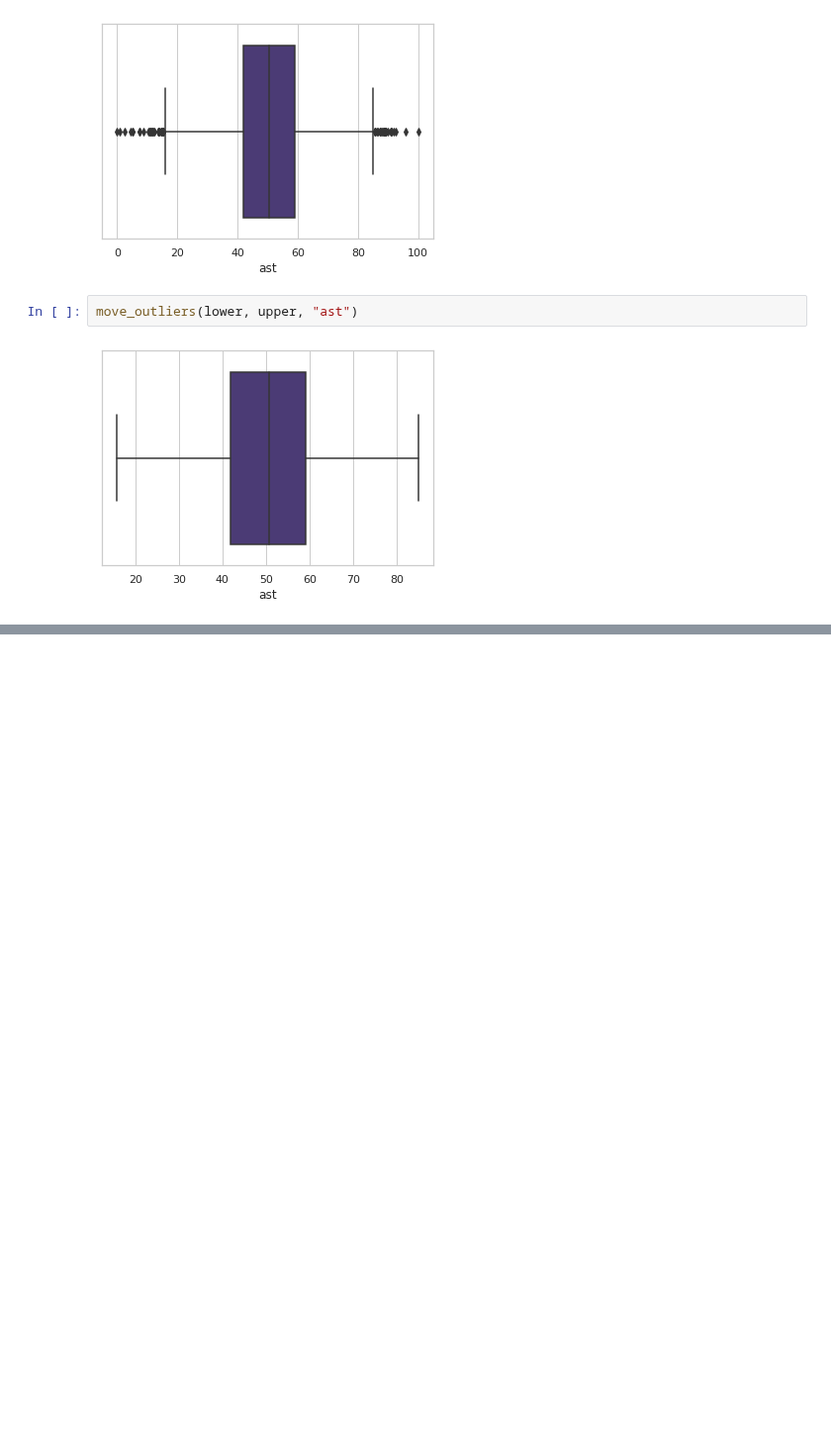
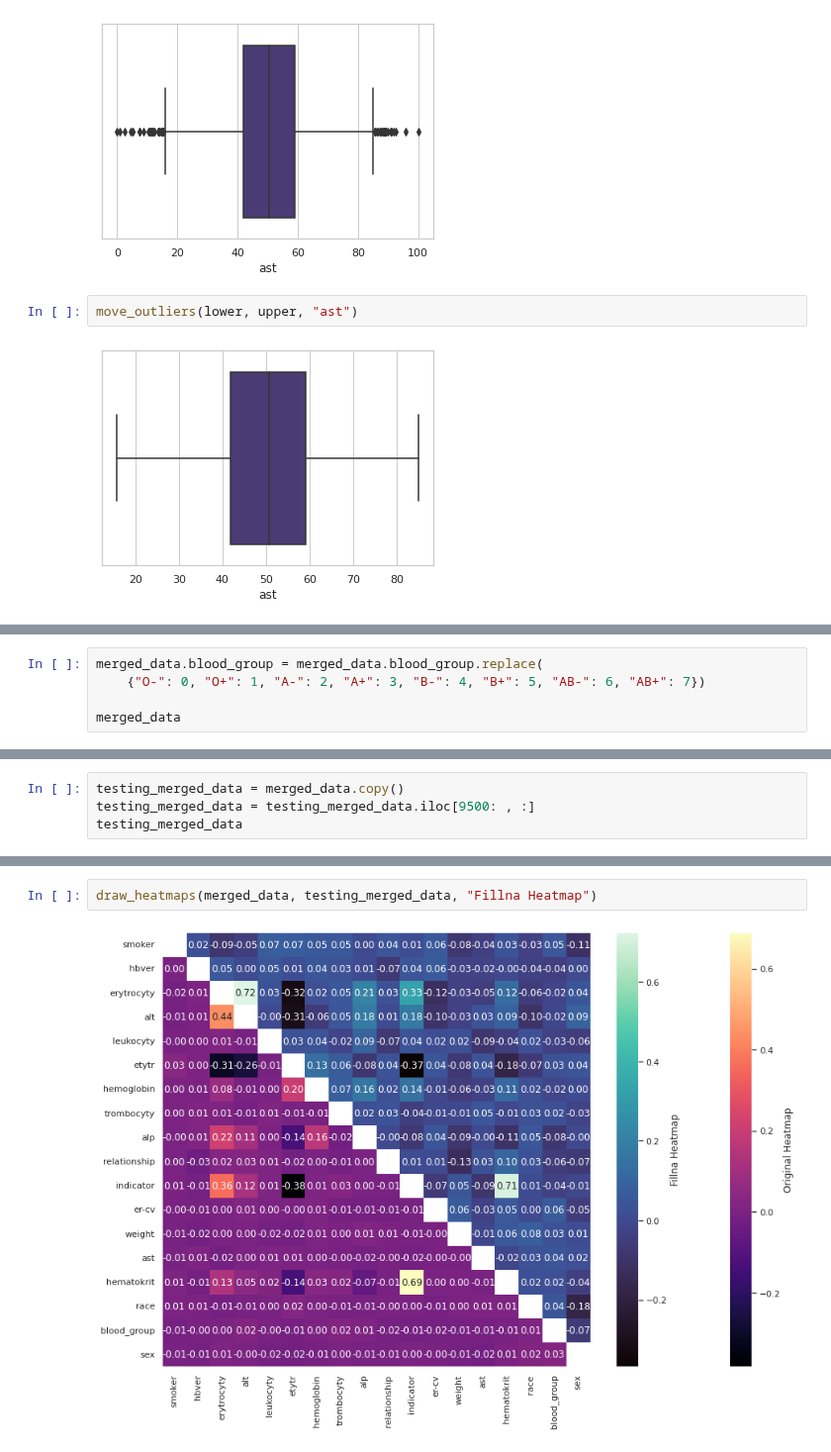
Before and after one commit to MarkoStahovec/IAU-Stahovec-Viest, a Jupyter notebook: main.ipynb, the cells around one changed output, grey strips where cells are left out. Shown at 99% size. Drawn from its saved outputs; the diff is of its cells as text; blank space fills up the shorter version.

```diff
--- a/main.ipynb
+++ b/main.ipynb
@@ -1502,0 +1821,5 @@ data_labor.describe()
+# %%
+merged_data.blood_group = merged_data.blood_group.replace(
+    {"O-": 0, "O+": 1, "A-": 2, "A+": 3, "B-": 4, "B+": 5, "AB-": 6, "AB+": 7})
+
+merged_data
@@ -1502,0 +1968,4 @@ data_labor.describe()
+# %%
+testing_merged_data = merged_data.copy()
+testing_merged_data = testing_merged_data.iloc[9500: , :]
+testing_merged_data
@@ -1502,0 +1986,4 @@ data_labor.describe()
+# %%
+draw_heatmaps(merged_data, testing_merged_data, "Fillna Heatmap")
+# %% [output]
+[figure, added]
```
Also changed, not shown: parts of 79 cells of this notebook.
